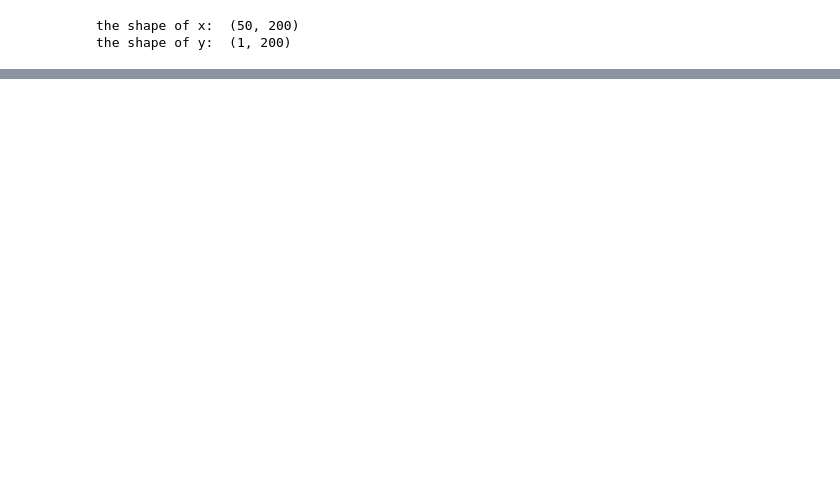
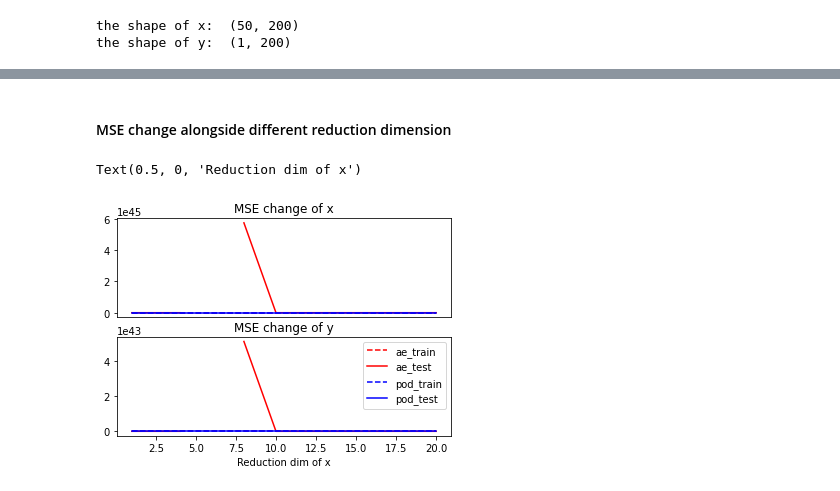
Before and after one commit to pc-Jiang/MOR_in_control_system, a Jupyter notebook: test.ipynb, the cells around one changed output, grey strips where cells are left out. Saved outputs shown, nothing was run; the diff lists cells and outputs as text; code cells hidden in the pictures; blank space fills up the shorter version.

```diff
--- a/test.ipynb
+++ b/test.ipynb
@@ -119,0 +126,26 @@ Text(0.5, 1.0, 'POD')
+# %% [markdown]
+#### MSE change alongside different reduction dimension
+# %%
+def get_test_sets(x0, u_test, original_sys, time_steps):
+    true_xs, true_ys = [], []
+    true_x = x0
+    for i in range(time_steps):
+        true_x, true_y = original_sys.step(true_x, u_test[:, i])
+        true_ys.append(true_y[0])
+        true_xs.append(true_x)
+    true_xs = np.stack(true_xs).T
+    true_ys = np.array(true_ys)
+    return true_xs, true_ys
+
+
+def get_test_predict(x0, u_test, reduction_sys, time_steps):
+    new_x = reduction_sys.compress(x0)
+    pred_xs, pred_ys = [], []
+    for i in range(time_steps):
+        new_x, new_y = reduction_sys.step(new_x, u_test[:, i])
+        # print(true_y.shape, new_y.shape)
+        pred_ys.append(new_y[0])
+        pred_xs.append(reduction_sys.decompress(new_x))
+    pred_xs = np.stack(pred_xs).T
+    pred_ys = np.array(pred_ys)
+    return pred_xs, pred_ys
@@ -119,0 +186,21 @@ Text(0.5, 1.0, 'POD')
+# %%
+# plot the result
+fig, (ax1, ax2) = plt.subplots(2, 1)
+
+ax1.plot(dim_x_reduct_list, mse_train_list_x_ae, '--r')
+ax1.plot(dim_x_reduct_list, mse_test_list_x_ae, 'r')
+ax1.plot(dim_x_reduct_list, mse_train_list_x_pod,'--b')
+ax1.plot(dim_x_reduct_list, mse_test_list_x_pod,'b')
+ax1.set_title('MSE change of x')
+ax1.set_xticks([])
+
+ax2.plot(dim_x_reduct_list, mse_train_list_y_ae, '--r', label='ae_train')
+ax2.plot(dim_x_reduct_list, mse_test_list_y_ae, 'r', label='ae_test')
+ax2.plot(dim_x_reduct_list, mse_train_list_y_pod, '--b', label='pod_train')
+ax2.plot(dim_x_reduct_list, mse_test_list_y_pod, 'b', label='pod_test')
+ax2.legend()
+ax2.set_title('MSE change of y')
+ax2.set_xlabel('Reduction dim of x')
+# %% [output]
+Text(0.5, 0, 'Reduction dim of x')
+[figure, added]
```
Also changed, not shown: parts of 10 cells of this notebook.
